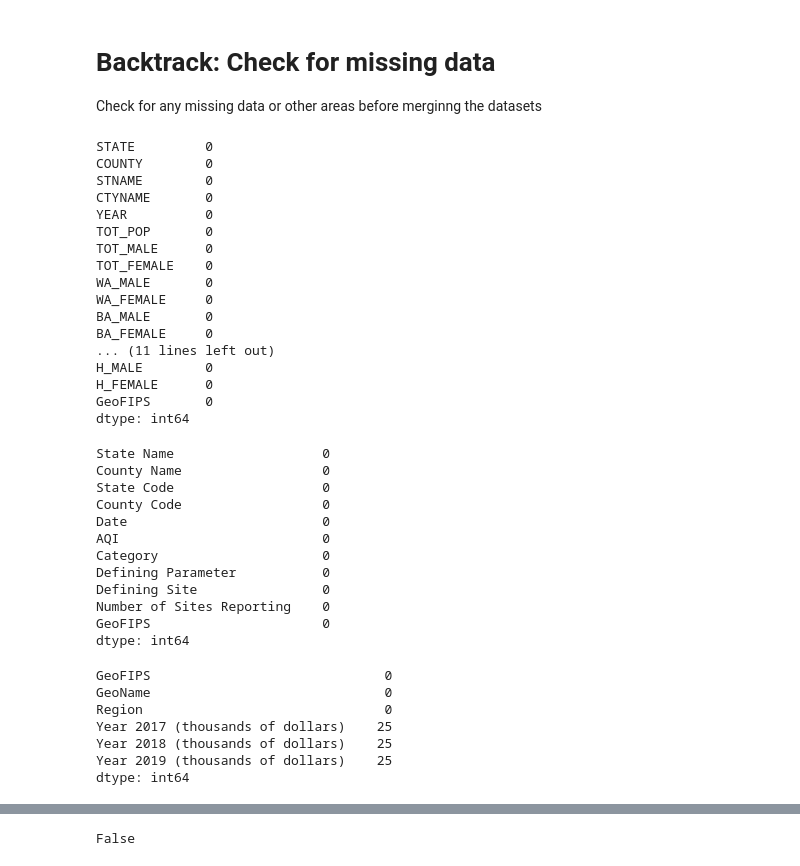
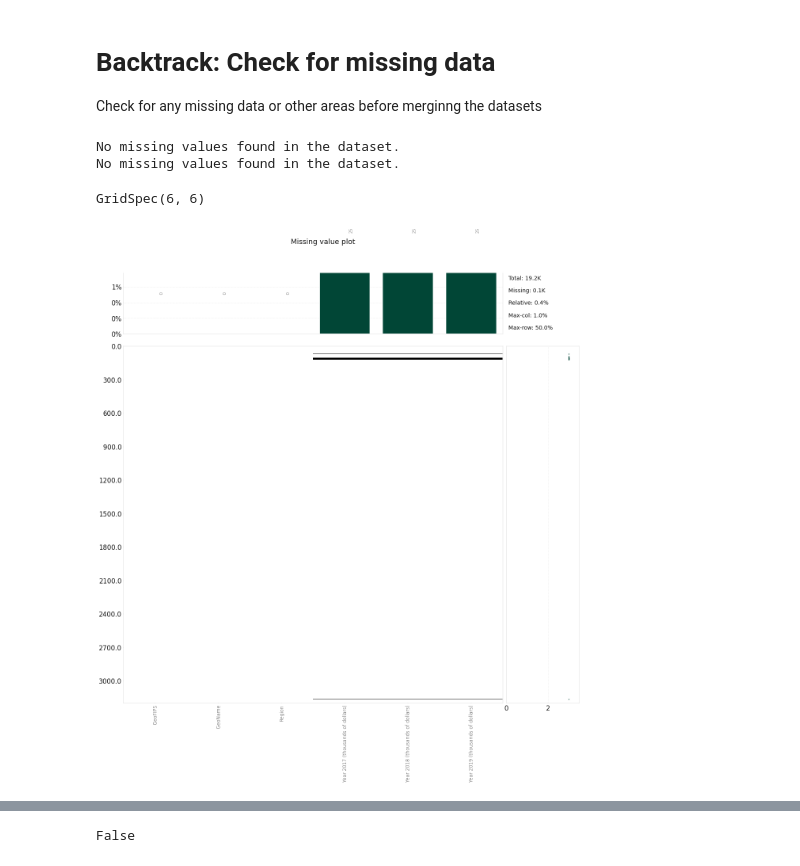
Before and after one commit to willkchan/Pollution-Forecast, a Jupyter notebook: src/preparation/Data_Wrangling.ipynb, the cells around one changed output, grey strips where cells are left out. Saved outputs shown, nothing was run; the diff lists cells and outputs as text; code cells hidden in the pictures.

```diff
--- a/src/preparation/Data_Wrangling.ipynb
+++ b/src/preparation/Data_Wrangling.ipynb
@@ -429,46 +378,18 @@ county_personal_incomes_2017_2019
 # Backtrack: Check for missing data
 Check for any missing data or other areas before merginng the datasets
 # %%
-display(county_demographic_2017_2019.isnull().sum())
-display(county_daily_aqi_by_2017_2019.isnull().sum())
-display(county_personal_incomes_2017_2019.isnull().sum())
+# use klib for missing data
+# display(county_demographic_2017_2019.isnull().sum())
+# display(county_daily_aqi_by_2017_2019.isnull().sum())
+# display(county_personal_incomes_2017_2019.isnull().sum())
+klib.missingval_plot(county_daily_aqi_by_2017_2019)
+klib.missingval_plot(county_demographic_2017_2019)
+klib.missingval_plot(county_personal_incomes_2017_2019)
 # %% [output]
-STATE         0
-COUNTY        0
-STNAME        0
-CTYNAME       0
-YEAR          0
-TOT_POP       0
-TOT_MALE      0
-TOT_FEMALE    0
-WA_MALE       0
-WA_FEMALE     0
-BA_MALE       0
-BA_FEMALE     0
-... (11 lines left out)
-H_MALE        0
-H_FEMALE      0
-GeoFIPS       0
-dtype: int64
+No missing values found in the dataset.
+No missing values found in the dataset.
-State Name                   0
-County Name                  0
-State Code                   0
-County Code                  0
-Date                         0
-AQI                          0
-Category                     0
-Defining Parameter           0
-Defining Site                0
-Number of Sites Reporting    0
-GeoFIPS                      0
-dtype: int64
+GridSpec(6, 6)
-GeoFIPS                              0
-GeoName                              0
-Region                               0
-Year 2017 (thousands of dollars)    25
-Year 2018 (thousands of dollars)    25
-Year 2019 (thousands of dollars)    25
-dtype: int64
+[figure, added]
 # %%
 # missing data in personal income
 
```
Also changed, not shown: parts of 44 cells of this notebook.
